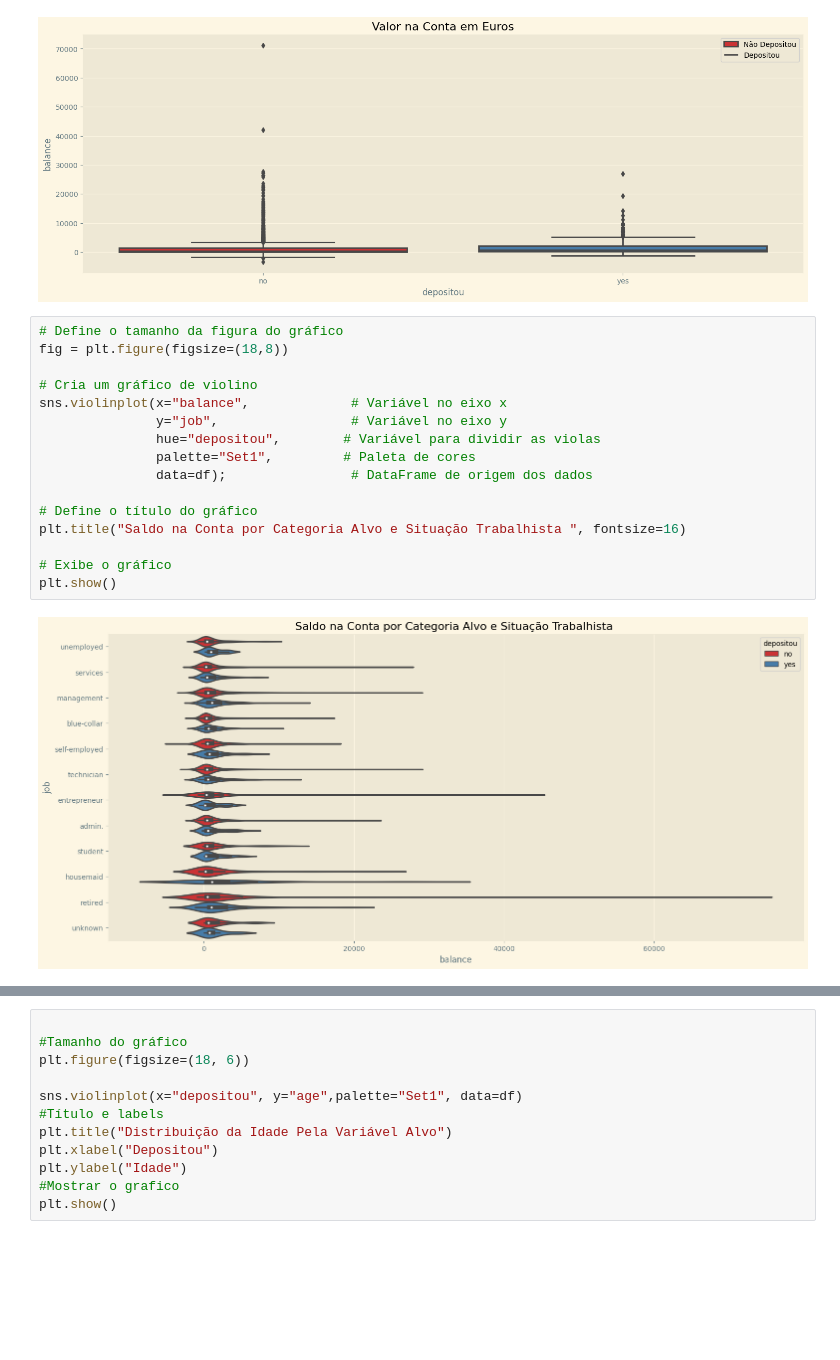
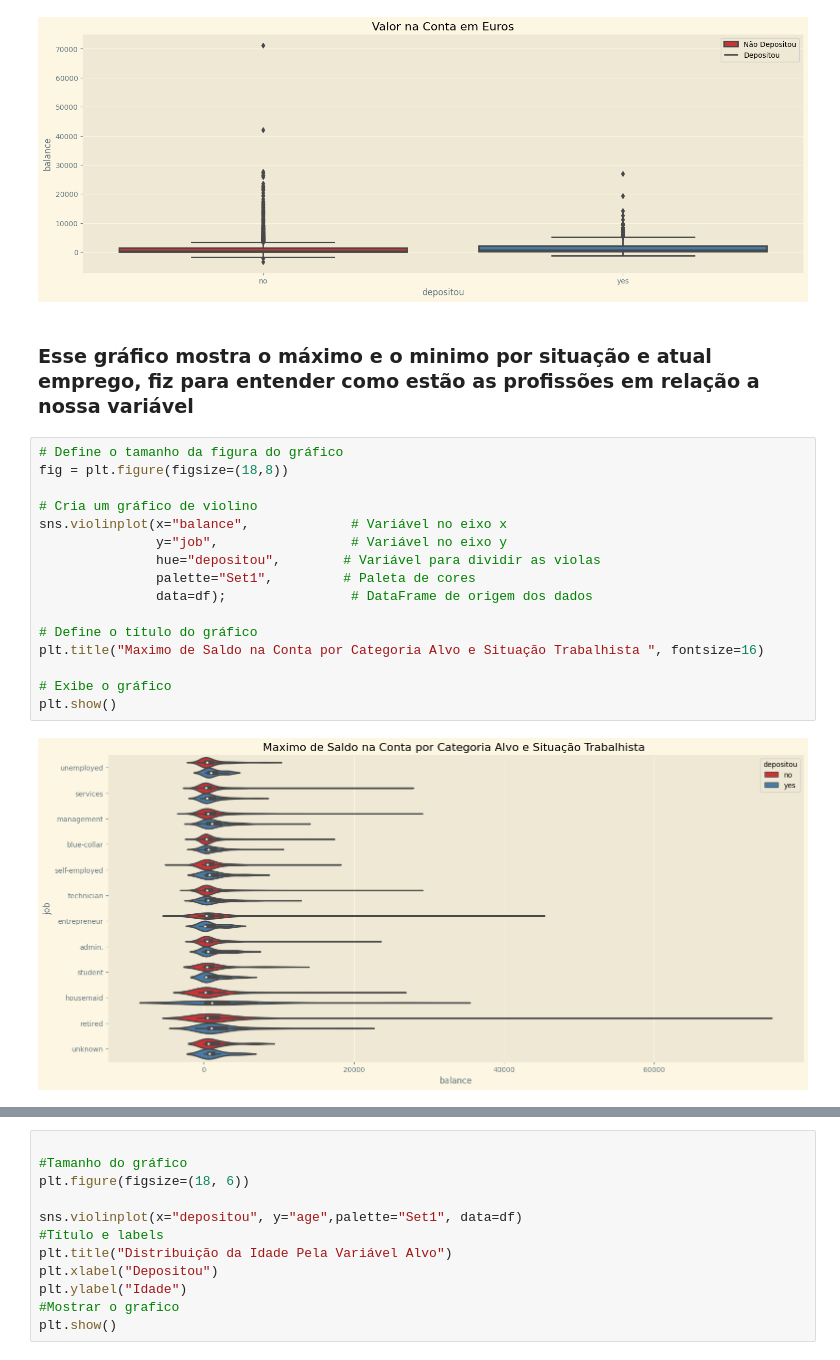
Before and after one commit to felipefagion/bank_machine_learning, a Jupyter notebook: ProjetoMl.ipynb, the cells around one changed output, grey strips where cells are left out. Saved outputs shown, nothing was run; the diff lists cells and outputs as text; blank space fills up the shorter version.

```diff
--- a/ProjetoMl.ipynb
+++ b/ProjetoMl.ipynb
@@ -337,22 +371,24 @@ plt.legend(labels=["Não Depositou", "Depositou"])
 plt.show()
 # %% [output]
 [figure]
+# %% [markdown]
+### Esse gráfico mostra o máximo e o minimo por situação e atual emprego, fiz para entender como estão as profissões em relação a nossa variável
 # %%
 # Define o tamanho da figura do gráfico
 fig = plt.figure(figsize=(18,8))
 
 # Cria um gráfico de violino
 sns.violinplot(x="balance",             # Variável no eixo x
                y="job",                 # Variável no eixo y
                hue="depositou",        # Variável para dividir as violas
                palette="Set1",         # Paleta de cores
                data=df);                # DataFrame de origem dos dados
 
 # Define o título do gráfico
-plt.title("Saldo na Conta por Categoria Alvo e Situação Trabalhista ", fontsize=16)
+plt.title("Maximo de Saldo na Conta por Categoria Alvo e Situação Trabalhista ", fontsize=16)
 
 # Exibe o gráfico
 plt.show()
 # %% [output]
-[figure, old version]
+[figure, new version]
 # %% [markdown]
```
Also changed, not shown: parts of 24 cells of this notebook.
